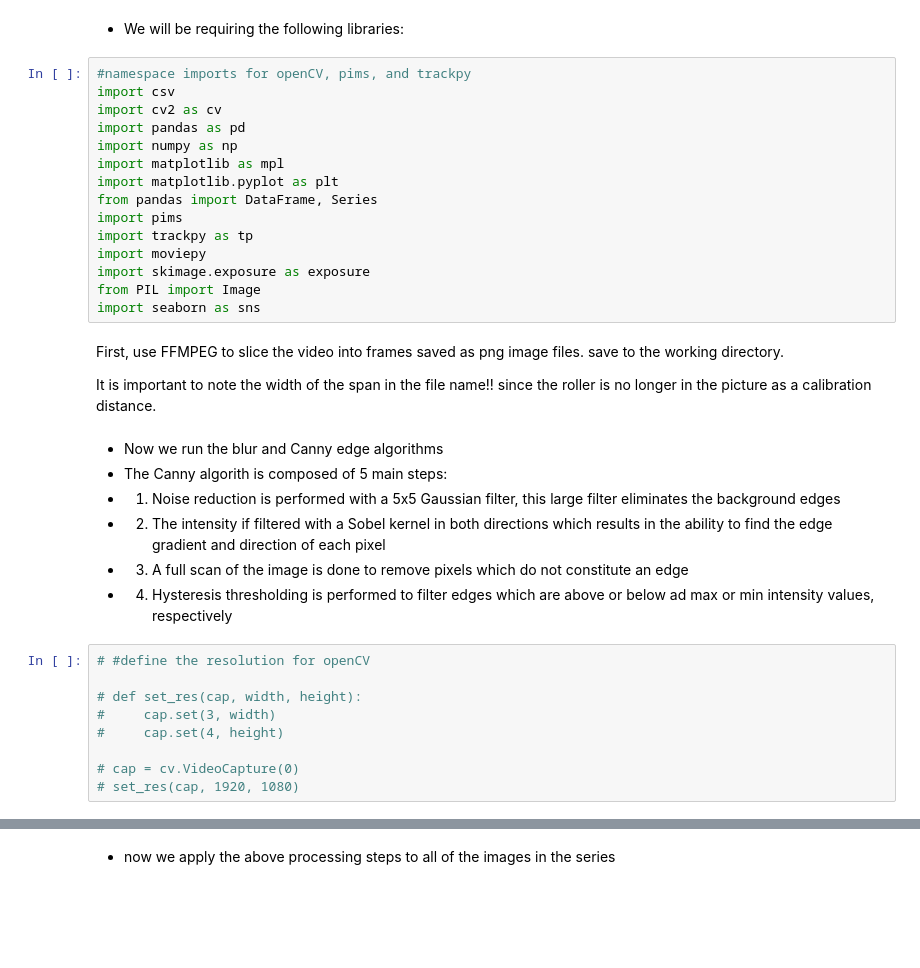
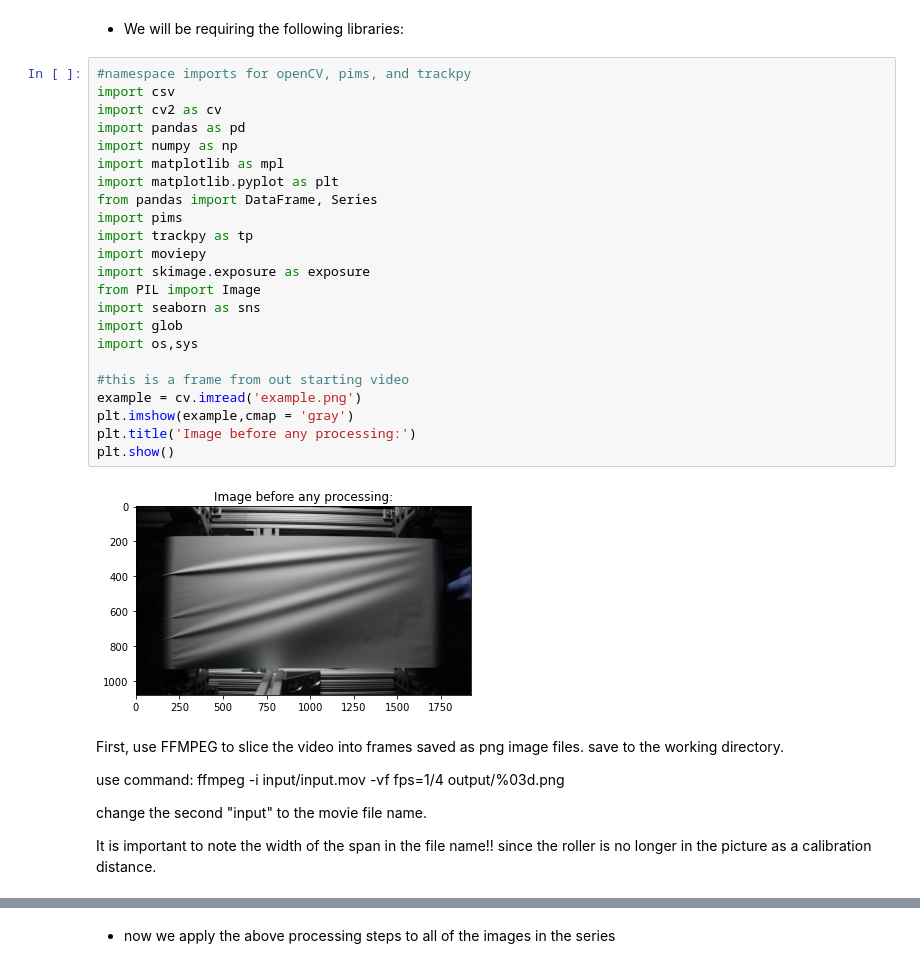
Before and after one commit to Madi-Son/Web, a Jupyter notebook: notebook.ipynb, the cells around one changed output, grey strips where cells are left out. Saved outputs shown, nothing was run; the diff lists cells and outputs as text; blank space fills up the shorter version.

```diff
--- a/notebook.ipynb
+++ b/notebook.ipynb
@@ -12,35 +8,33 @@
 # %%
 #namespace imports for openCV, pims, and trackpy
 import csv
 import cv2 as cv
 import pandas as pd
 import numpy as np
 import matplotlib as mpl
 import matplotlib.pyplot as plt
 from pandas import DataFrame, Series
 import pims
 import trackpy as tp
 import moviepy
 import skimage.exposure as exposure
 from PIL import Image
 import seaborn as sns
+import glob
+import os,sys
+
+#this is a frame from out starting video
+example = cv.imread('example.png')
+plt.imshow(example,cmap = 'gray')
+plt.title('Image before any processing:')
+plt.show()
+# %% [output]
+[figure, added]
 # %% [markdown]
 First, use FFMPEG to slice the video into frames saved as png image files. save to the working directory.
 
+use command: ffmpeg -i input/input.mov -vf fps=1/4 output/%03d.png
+
+change the second "input" to the movie file name.
+
 It is important to note the width of the span in the file name!! since the roller is no longer in the picture as a calibration distance.
-# %% [markdown]
-- Now we run the blur and Canny edge algorithms
-- The Canny algorith is composed of 5 main steps:
-- 1. Noise reduction is performed with a 5x5 Gaussian filter, this large filter eliminates the background edges
-- 2. The intensity if filtered with a Sobel kernel in both directions which results in the ability to find the edge gradient and direction of each pixel
-- 3. A full scan of the image is done to remove pixels which do not constitute an edge
-- 4. Hysteresis thresholding is performed to filter edges which are above or below ad max or min intensity values, respectively
-# %%
-# #define the resolution for openCV
-
-# def set_res(cap, width, height):
-#     cap.set(3, width)
-#     cap.set(4, height)
-
-# cap = cv.VideoCapture(0)
-# set_res(cap, 1920, 1080)
```
Also changed, not shown: parts of 14 cells of this notebook.
